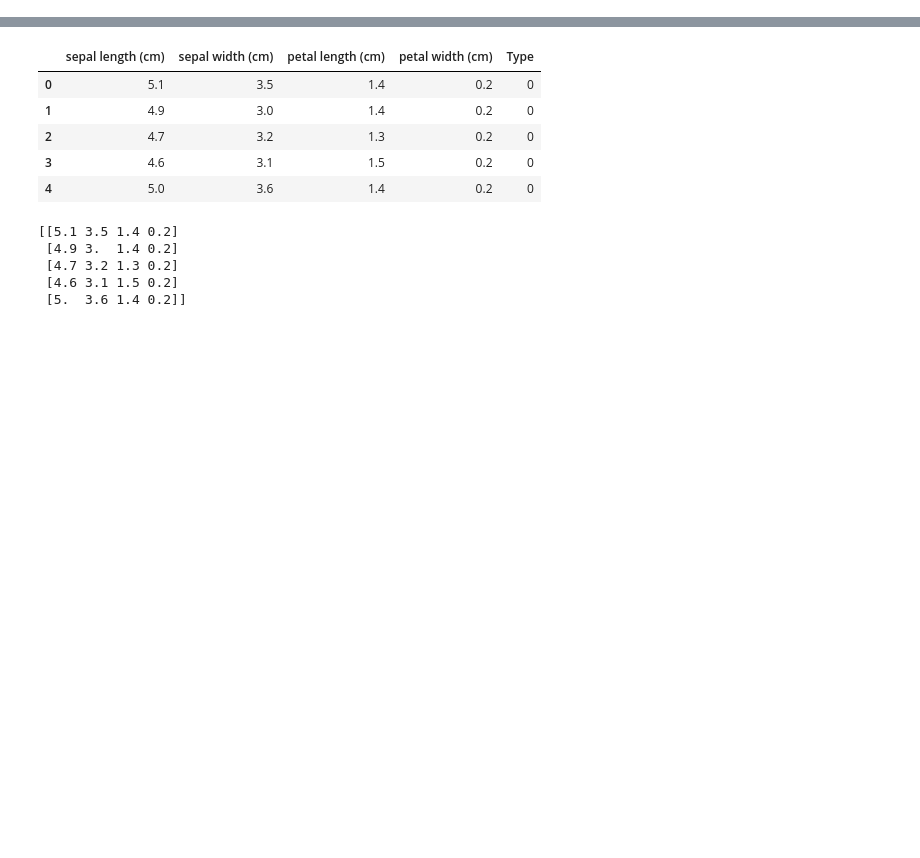
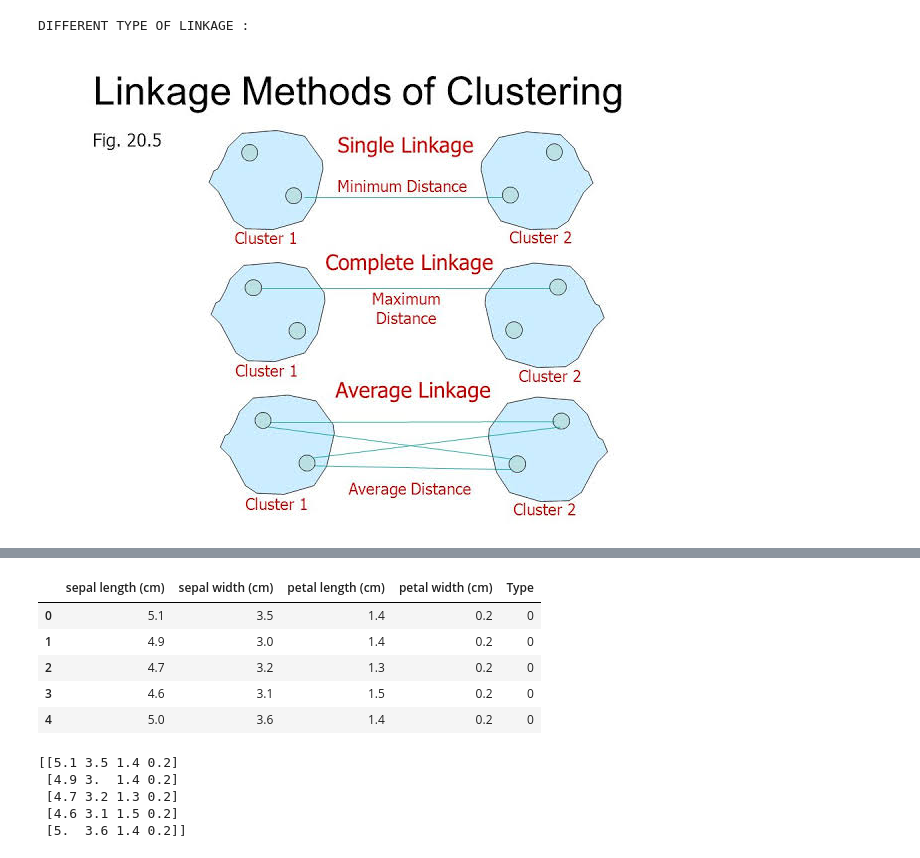
Before and after one commit to sandipanpaul21/Clustering-in-Python, a Jupyter notebook: 09_Hierarchical_Clustering.ipynb, the cells around one changed output, grey strips where cells are left out. Drawn from its saved outputs; the diff is of its cells as text; code cells hidden in the pictures; blank space fills up the shorter version.

```diff
--- a/09_Hierarchical_Clustering.ipynb
+++ b/09_Hierarchical_Clustering.ipynb
@@ -25,0 +56,6 @@ from sklearn.metrics import silhouette_score
+# %%
+print('DIFFERENT TYPE OF LINKAGE :')
+Image('093C32DB-A817-4026-889C-CF26F7240891.jpeg')
+# %% [output]
+DIFFERENT TYPE OF LINKAGE :
+[figure, added]
```
Also changed, not shown: parts of 20 cells of this notebook.
